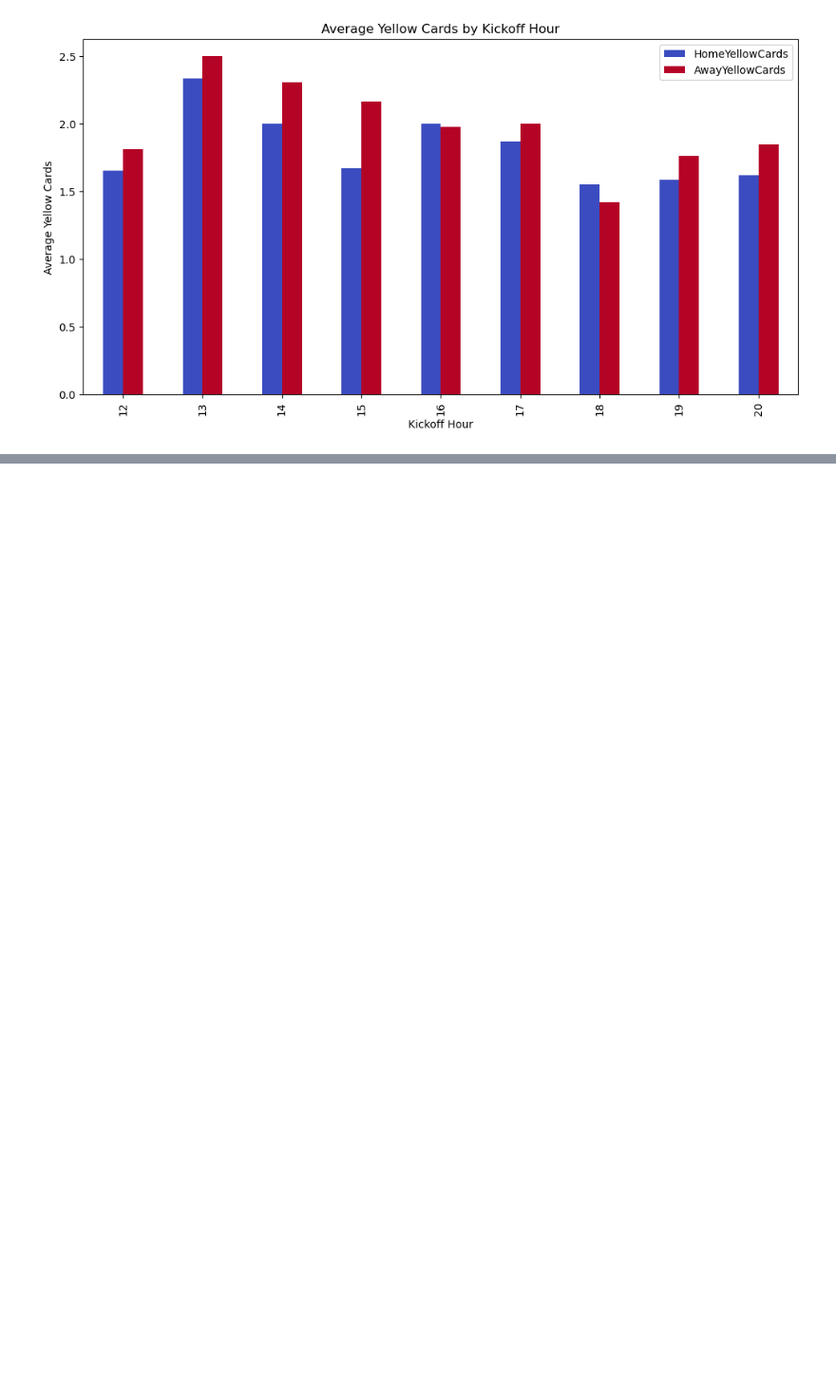
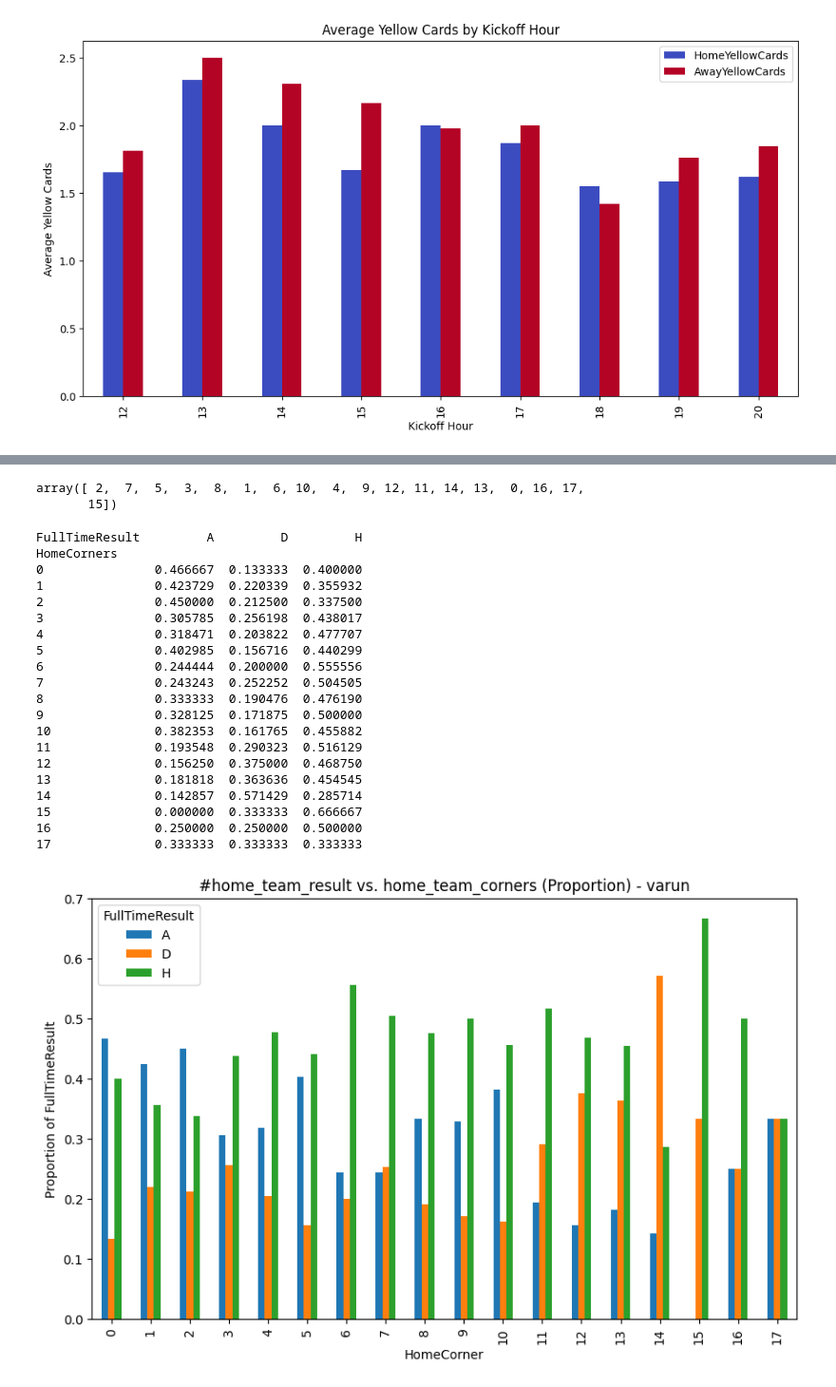
Before and after one commit to BhosaleAniket/MATH-189-Final-Project, a Jupyter notebook: final_project.ipynb, the cells around one changed output, grey strips where cells are left out. Shown at 95% size. Drawn from its saved outputs; the diff is of its cells as text; code cells hidden in the pictures; blank space fills up the shorter version.

```diff
--- a/final_project.ipynb
+++ b/final_project.ipynb
@@ -427,0 +448,44 @@ plt.show()
+# %%
+combined_df["HomeCorners"].unique()
+# %% [output]
+array([ 2,  7,  5,  3,  8,  1,  6, 10,  4,  9, 12, 11, 14, 13,  0, 16, 17,
+       15])
+# %%
+# Group by HomeCorner and count each FullTimeResult value
+pivot = combined_df.groupby("HomeCorners")["FullTimeResult"].value_counts().unstack(fill_value=0)
+
+# Convert counts to proportions by dividing each row by its sum
+prop = pivot.div(pivot.sum(axis=1), axis=0)
+
+# Display the resulting proportions
+print(prop)
+
+# Optional: visualize the proportions with a stacked bar chart
+prop.plot(kind="bar", stacked=False, figsize=(10, 6))
+plt.title("#home_team_result vs. home_team_corners (Proportion) - varun")
+plt.xlabel("HomeCorner")
+plt.ylabel("Proportion of FullTimeResult")
+plt.legend(title="FullTimeResult")
+plt.show()
+# %% [output]
+FullTimeResult         A         D         H
+HomeCorners
+0               0.466667  0.133333  0.400000
+1               0.423729  0.220339  0.355932
+2               0.450000  0.212500  0.337500
+3               0.305785  0.256198  0.438017
+4               0.318471  0.203822  0.477707
+5               0.402985  0.156716  0.440299
+6               0.244444  0.200000  0.555556
+7               0.243243  0.252252  0.504505
+8               0.333333  0.190476  0.476190
+9               0.328125  0.171875  0.500000
+10              0.382353  0.161765  0.455882
+11              0.193548  0.290323  0.516129
+12              0.156250  0.375000  0.468750
+13              0.181818  0.363636  0.454545
+14              0.142857  0.571429  0.285714
+15              0.000000  0.333333  0.666667
+16              0.250000  0.250000  0.500000
+17              0.333333  0.333333  0.333333
+[figure, added]
```
Also changed, not shown: parts of 15 cells of this notebook.
